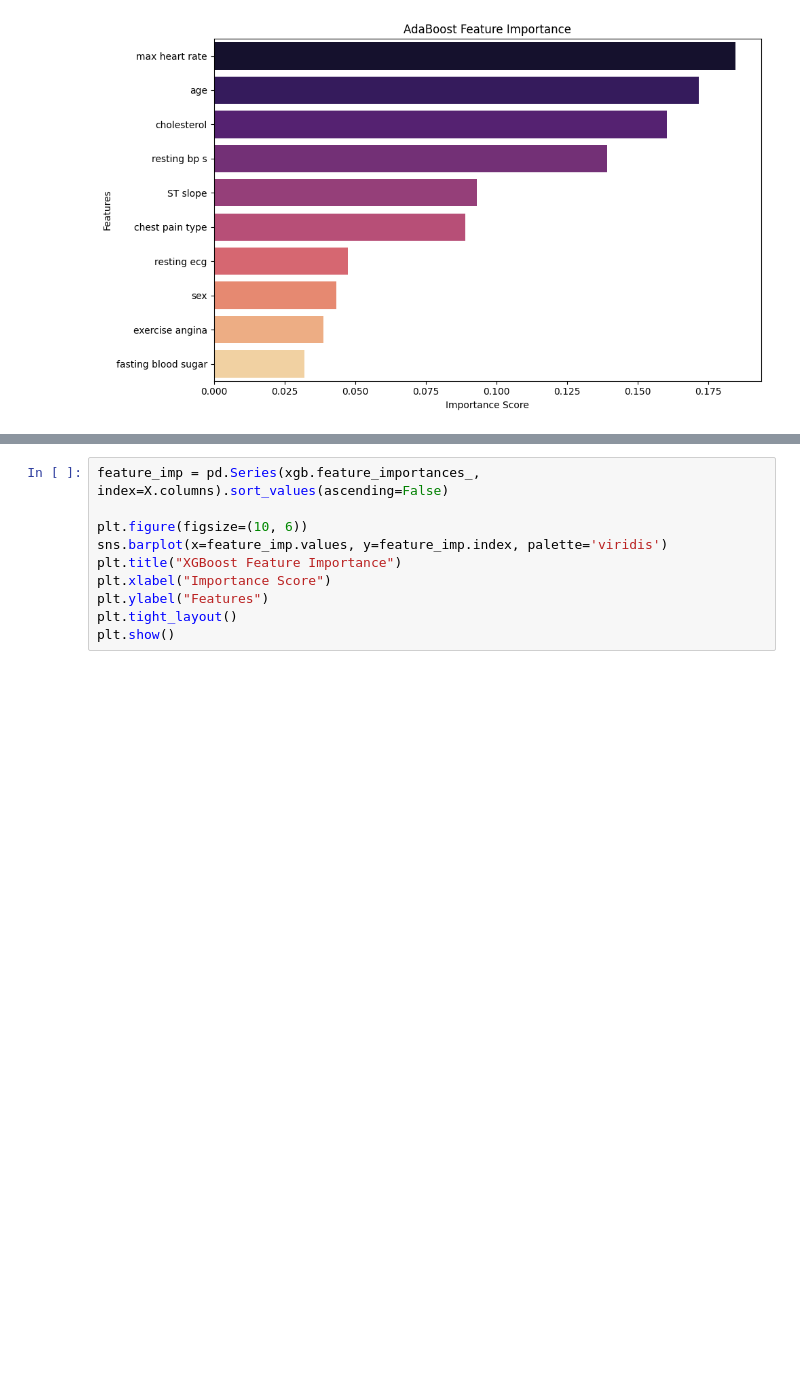
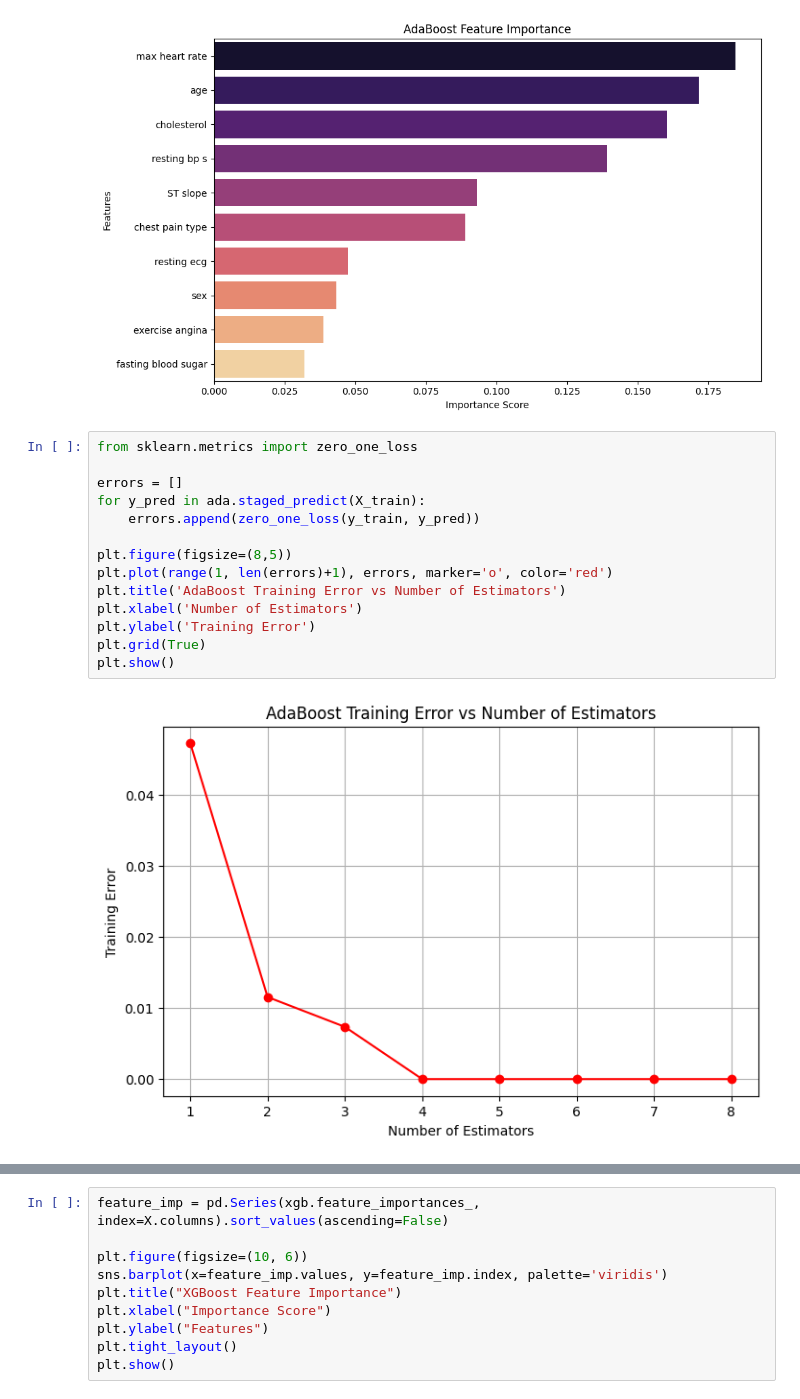
Before and after one commit to SanjayBista1010/Classification, a Jupyter notebook: HeartDiseaseRandomForest.ipynb, the cells around one changed output, grey strips where cells are left out. Cells and saved outputs as stored; diff of their text form; blank space fills up the shorter version.

```diff
--- a/HeartDiseaseRandomForest.ipynb
+++ b/HeartDiseaseRandomForest.ipynb
@@ -390,6 +390,22 @@ Passing `palette` without assigning `hue` is deprecated and will be removed in v
 
   sns.barplot(x=feature_imp.values, y=feature_imp.index, palette='magma')
 [figure]
+# %%
+from sklearn.metrics import zero_one_loss
+
+errors = []
+for y_pred in ada.staged_predict(X_train):
+    errors.append(zero_one_loss(y_train, y_pred))
+
+plt.figure(figsize=(8,5))
+plt.plot(range(1, len(errors)+1), errors, marker='o', color='red')
+plt.title('AdaBoost Training Error vs Number of Estimators')
+plt.xlabel('Number of Estimators')
+plt.ylabel('Training Error')
+plt.grid(True)
+plt.show()
+# %% [output]
+[figure, added]
 # %%
 from xgboost import XGBClassifier
 
```
Also changed, not shown: parts of 1 cell of this notebook.
